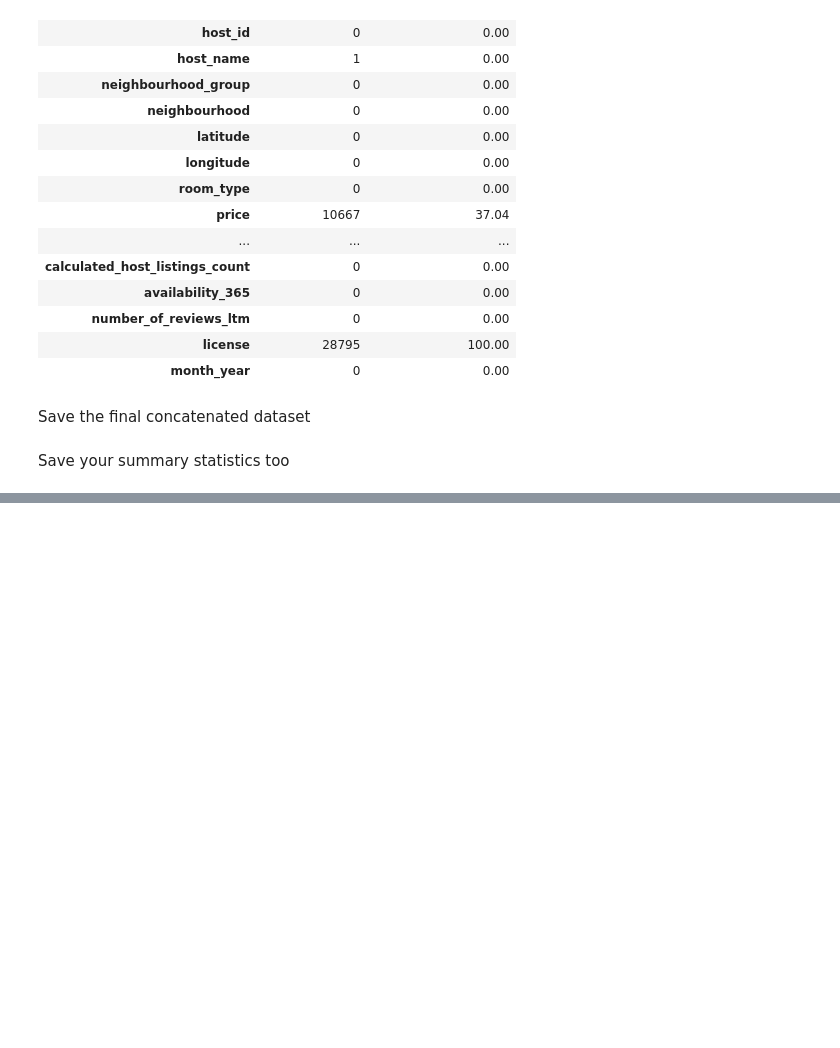
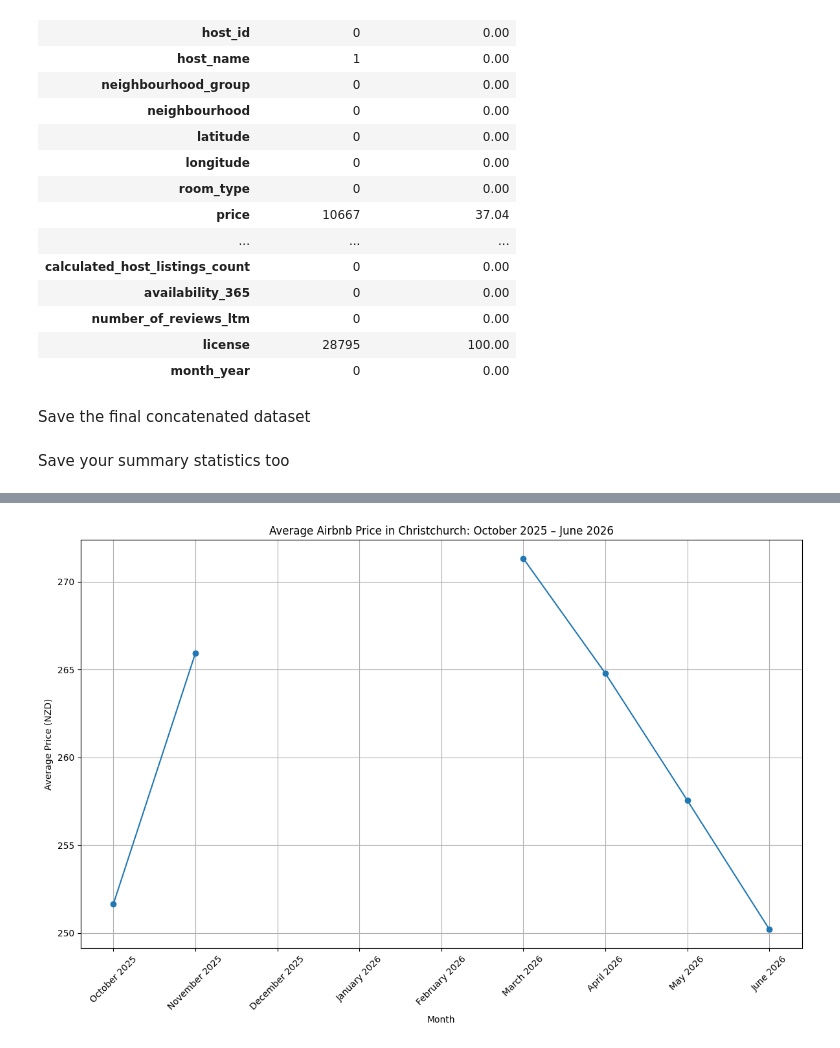
Before and after one commit to Sohiththarun/Newzealand-Airbnb-Analysis, a Jupyter notebook: Deliverable - 3.ipynb, the cells around one changed output, grey strips where cells are left out. Cells and saved outputs as stored; diff of their text form; code cells hidden in the pictures; blank space fills up the shorter version.

```diff
--- a/Deliverable - 3.ipynb
+++ b/Deliverable - 3.ipynb
@@ -402,0 +468,46 @@ missing_summary.to_csv(
+# %%
+import matplotlib.pyplot as plt
+
+month_order = [
+    "October 2025",
+    "November 2025",
+    "December 2025",
+    "January 2026",
+    "February 2026",
+    "March 2026",
+    "April 2026",
+    "May 2026",
+    "June 2026"
+]
+
+df["month_year"] = pd.Categorical(
+    df["month_year"],
+    categories=month_order,
+    ordered=True
+)
+
+monthly_price = (
+    df.groupby("month_year", observed=True)["price"]
+      .mean()
+      .reset_index()
+)
+
+plt.figure(figsize=(12, 8))
+
+plt.plot(
+    monthly_price["month_year"],
+    monthly_price["price"],
+    marker="o"
+)
+
+plt.xlabel("Month")
+plt.ylabel("Average Price (NZD)")
+plt.title("Average Airbnb Price in Christchurch: October 2025 – June 2026")
+
+plt.xticks(rotation=45)
+plt.grid(True)
+
+plt.tight_layout()
+plt.show()
+# %% [output]
+[figure, added]
```
Also changed, not shown: parts of 19 cells of this notebook, 5 other files.
